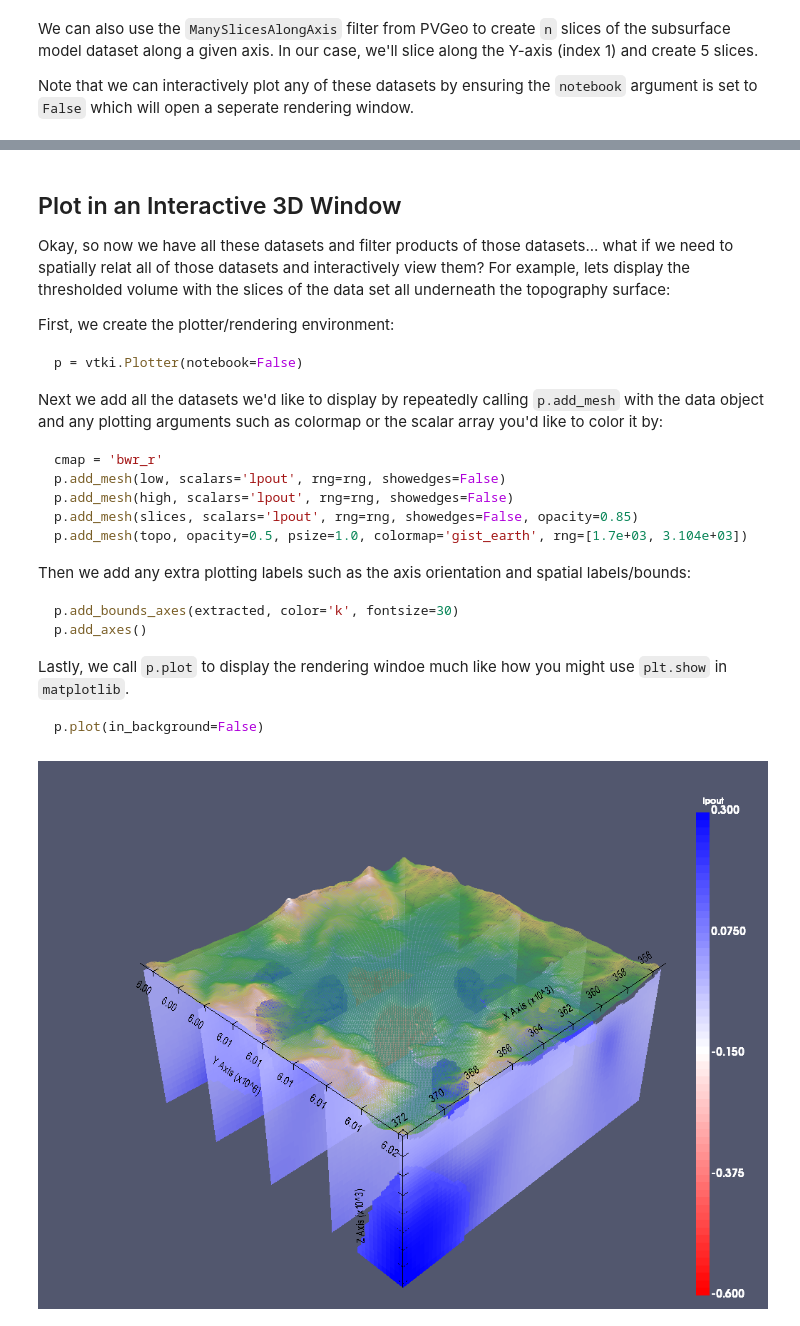
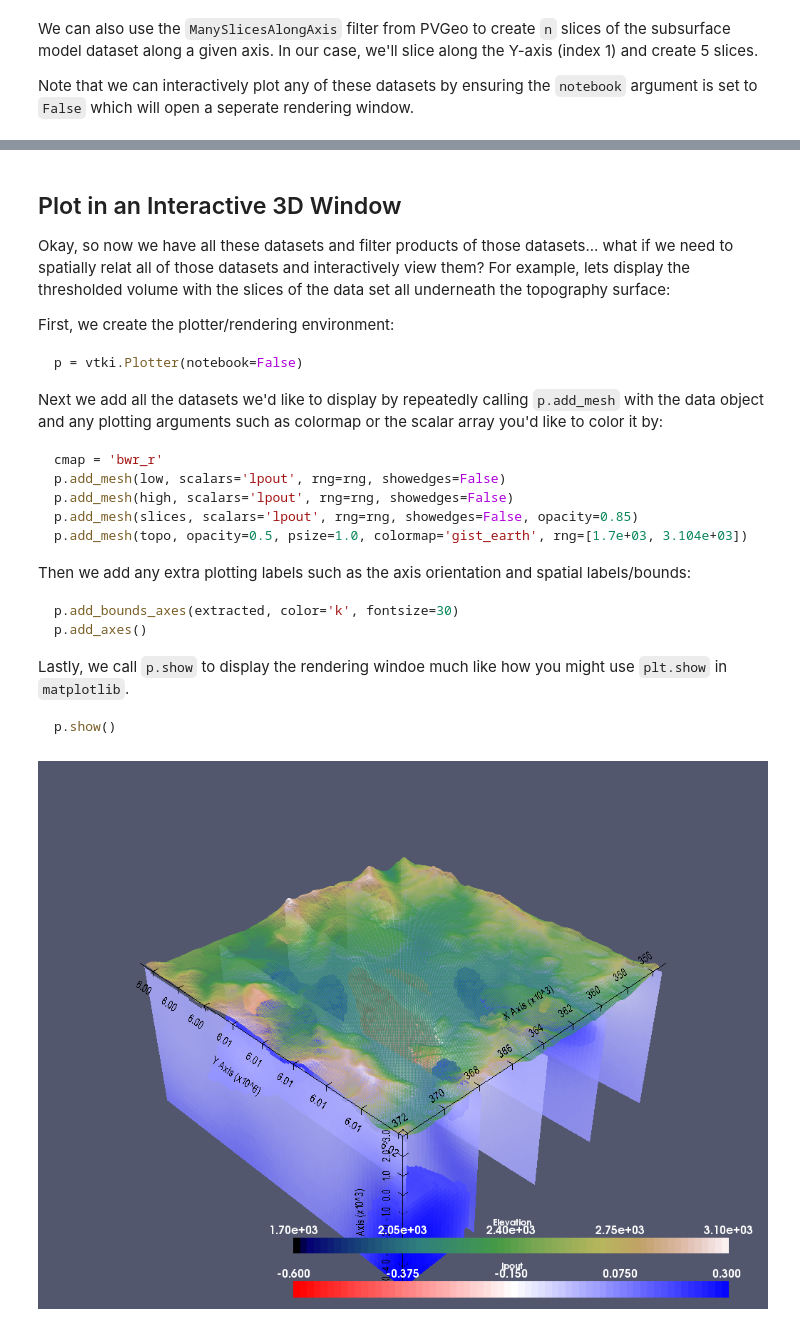
Before and after one commit to OpenGeoVis/PVGeo-Examples, a Jupyter notebook: 3.0 - Using the vtkInterface Package.ipynb, the cells around one changed output, grey strips where cells are left out. Drawn from its saved outputs; the diff is of its cells as text; code cells hidden in the pictures.

````diff
--- a/3.0 - Using the vtkInterface Package.ipynb
+++ b/3.0 - Using the vtkInterface Package.ipynb
@@ -73,7 +72,7 @@ The `ExtractTopography` algorithm in the above cell adds a new array called `'Ex
 To do this, we'll use a simple `PercentThreshold` filter from PVGeo. The `PercentThreshold` algorithm defaults to threshold at 50% so it will remove all the cells with 0s and preserve the region of the model where the cells are active (the 1s). There are many ways you could threshold this model to extract the subsurface but this algorithm provides a clean way to do it with default parameters.
 # %%
 # threshold out the topography by a simple percent threshold in PVGeo
-subsurface = PercentThreshold().Apply(extracted, 'Extracted')
+subsurface = extracted.threshold_percent(scalars='Extracted')
 subsurface
 # %% [output]
 | Information | Data Arrays |
@@ -82,21 +81,15 @@ subsurface
 Note that the output of the above cell now shows a `vtkUnstructuredGrid`. This dataset contains only the cells that were extracted by the `ExtractTopography` algorithm.
 # %%
 # Get the scalar range to plot everything the same way
-arr = PVGeo.getArray(subsurface, 'lpout')
-rng = np.nanmin(arr), np.nanmax(arr)
+rng = subsurface.get_data_range('lpout')
 # this range helps us create consistent and meaningful color legends
 # %% [markdown]
 Now that we have the subsurface region of the model domain, we can use that dataset for further volume extraction and slicing. The next cell uses a filter directly from `vtki` that will threshold a specific value range of the dataset so that we will have a volumetric body to inspect.
 # %%
 # threshold using vtki on a specific value
-# NOTE: this is on vtki v0.14.1 which might not be public
-# low = subsurface.threshold(-0.2, 'lpout', invert=True)
-# low.plot(rng=rng, window_size=[1024//2, 768//2])
-
-# If the above filter will not run, use the PVGeo percent threshold agian
-low = PercentThreshold(percent=35, invert=True).Apply(subsurface, 'lpout')
+low = subsurface.threshold_percent(35, invert=True)
 low.plot(rng=rng, window_size=[1024//2, 768//2])
 
-high = PercentThreshold(percent=85).Apply(subsurface, 'lpout')
+high = subsurface.threshold_percent(85)
 high.plot(rng=rng, window_size=[1024//2, 768//2])
 # %% [output]
@@ -108,6 +104,6 @@ We can also use the `ManySlicesAlongAxis` filter from PVGeo to create `n` slices
 Note that we can interactively plot any of these datasets by ensuring the `notebook` argument is set to `False` which will open a seperate rendering window.
 # %%
 # Slice the subsurface model
-slices = ManySlicesAlongAxis(numSlices=5, axis=1).Apply(subsurface)
+slices = subsurface.slice_along_axis(5)
 slices.plot(rng=rng, notebook=True)
 # %% [output]
@@ -141,24 +137,24 @@ p.add_bounds_axes(extracted, color='k', fontsize=30)
 p.add_axes()
 ```
 
-Lastly, we call `p.plot` to display the rendering windoe much like how you might use `plt.show` in `matplotlib`.
+Lastly, we call `p.show` to display the rendering windoe much like how you might use `plt.show` in `matplotlib`.
 
 ```py
-p.plot(in_background=False)
+p.show()
 ```
 # %%
 # Plot them all in one rendering environment!
 p = vtki.Plotter(notebook=True)
 
 #p.add_mesh(extracted, syle='wireframe', opacity=0.25, scalars='lpout', rng=rng)
 p.add_mesh(low, scalars='lpout', rng=rng, showedges=False)
 p.add_mesh(high, scalars='lpout', rng=rng, showedges=False)
 p.add_mesh(slices, scalars='lpout', rng=rng, showedges=False, opacity=0.85)
 p.add_mesh(topo, opacity=0.5, psize=1.0, colormap='gist_earth', rng=[1.7e+03, 3.104e+03])
 
 p.add_bounds_axes(extracted, color='k', fontsize=30)
 p.add_axes()
 
-p.plot(in_background=False) # Note `in_background` is broken past v0.13.1 of vtki
+p.plot()
 # %% [output]
-[figure, old version]
+[figure, new version]
````
Also changed, not shown: parts of 10 cells of this notebook, 4 other files.
